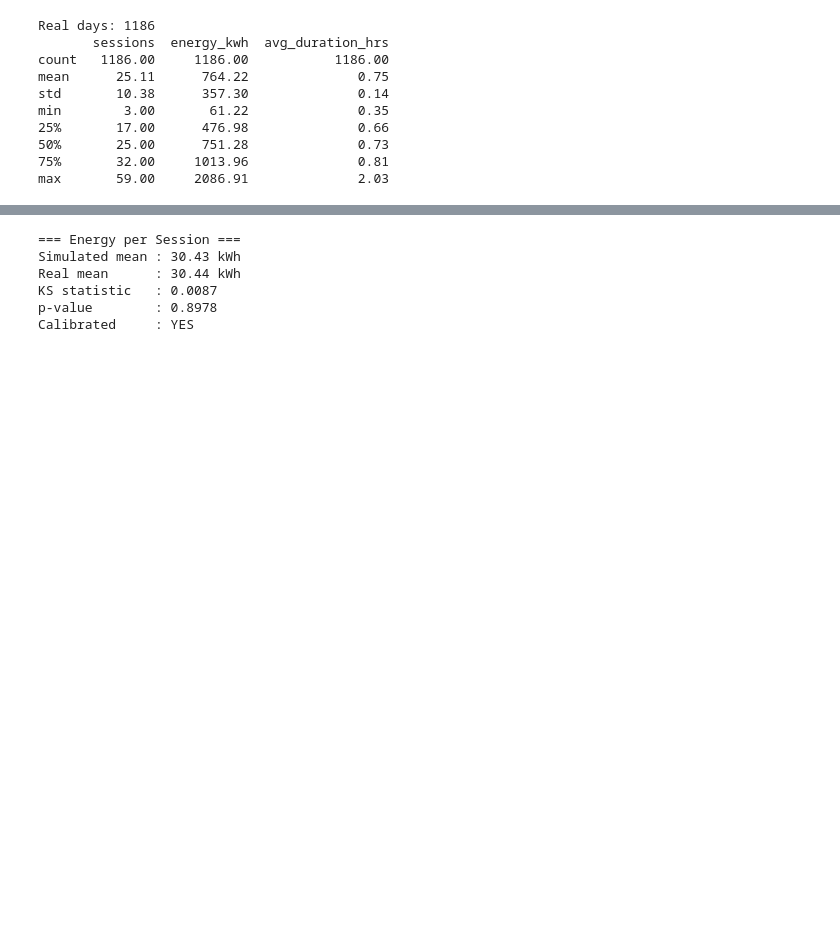
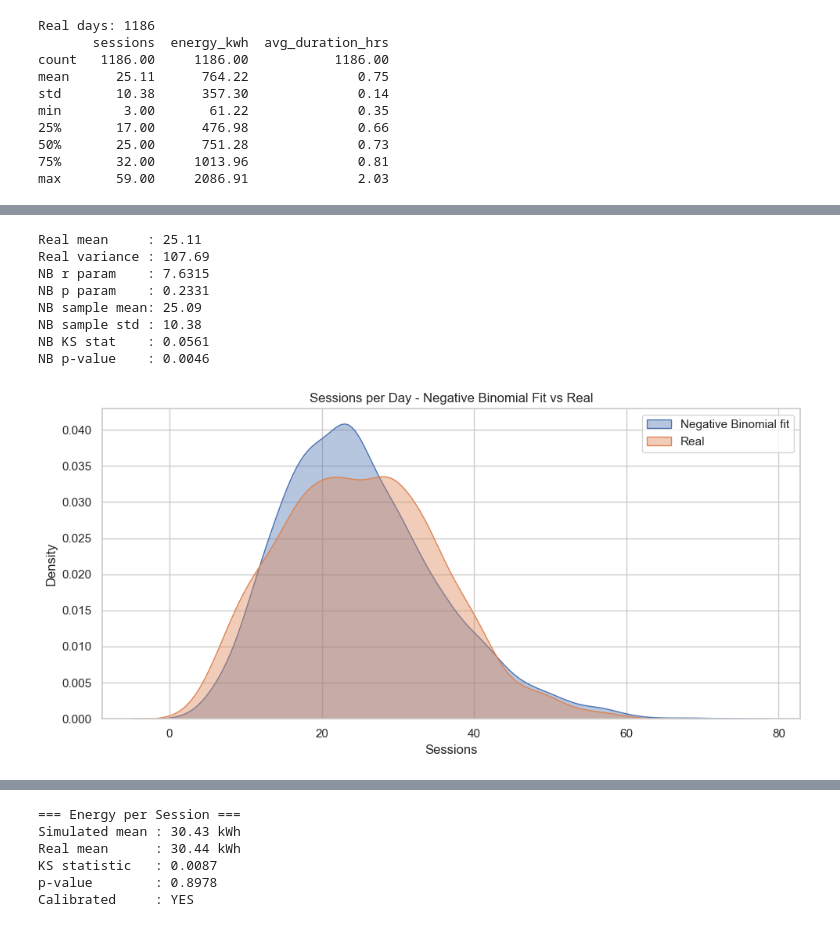
Before and after one commit to NguyenIslandBoy/ev-digital-twin, a Jupyter notebook: notebooks/02_calibration.ipynb, the cells around one changed output, grey strips where cells are left out. Saved outputs shown, nothing was run; the diff lists cells and outputs as text; code cells hidden in the pictures; blank space fills up the shorter version.

```diff
--- a/notebooks/02_calibration.ipynb
+++ b/notebooks/02_calibration.ipynb
@@ -109,0 +166,39 @@ Calibrated     : YES
+# %%
+mean_r = real_sessions.mean()
+var_r  = real_sessions.var()
+
+r = mean_r**2 / (var_r - mean_r)
+p = mean_r / var_r
+
+print(f"Real mean     : {mean_r:.2f}")
+print(f"Real variance : {var_r:.2f}")
+print(f"NB r param    : {r:.4f}")
+print(f"NB p param    : {p:.4f}")
+
+nb_samples = nbinom.rvs(n=r, p=p, size=5000, random_state=42)
+print(f"NB sample mean: {nb_samples.mean():.2f}")
+print(f"NB sample std : {nb_samples.std():.2f}")
+
+ks_stat_nb, p_value_nb = stats.ks_2samp(nb_samples, real_sessions)
+print(f"NB KS stat    : {ks_stat_nb:.4f}")
+print(f"NB p-value    : {p_value_nb:.4f}")
+
+fig, ax = plt.subplots(figsize=(10, 5))
+sns.kdeplot(nb_samples,    ax=ax, label="Negative Binomial fit", fill=True, alpha=0.4)
+sns.kdeplot(real_sessions, ax=ax, label="Real",                  fill=True, alpha=0.4)
+ax.set_title("Sessions per Day - Negative Binomial Fit vs Real")
+ax.set_xlabel("Sessions")
+ax.legend()
+plt.tight_layout()
+plt.savefig("outputs/calibration_nb_fit.png", dpi=150)
+plt.show()
+# %% [output]
+Real mean     : 25.11
+Real variance : 107.69
+NB r param    : 7.6315
+NB p param    : 0.2331
+NB sample mean: 25.09
+NB sample std : 10.38
+NB KS stat    : 0.0561
+NB p-value    : 0.0046
+[figure, added]
```
Also changed, not shown: parts of 18 cells of this notebook, 9 other files.
